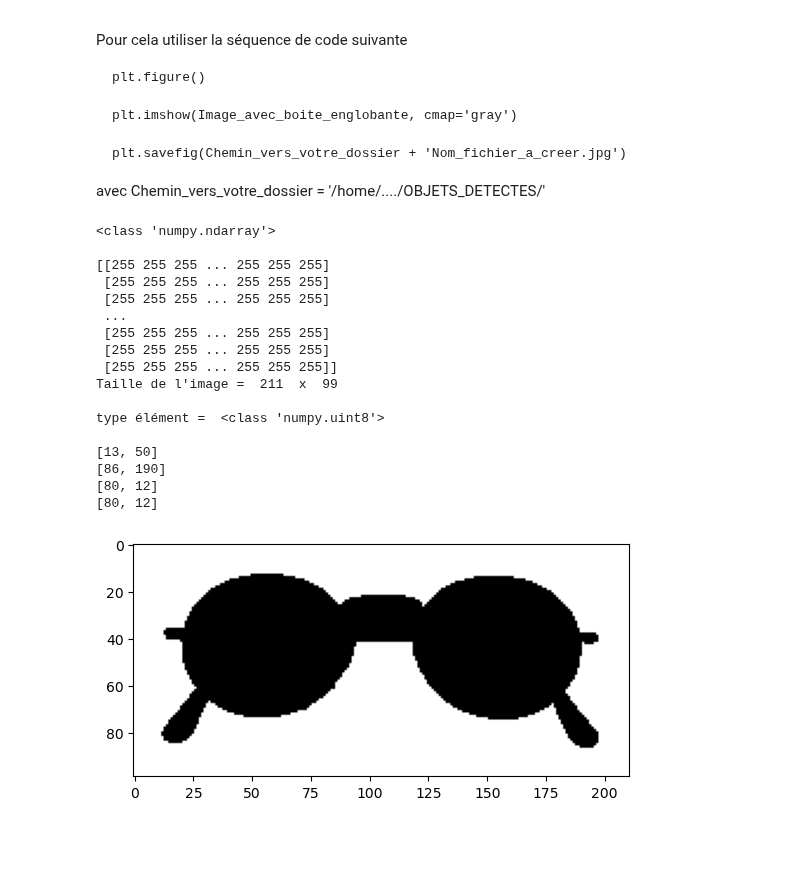
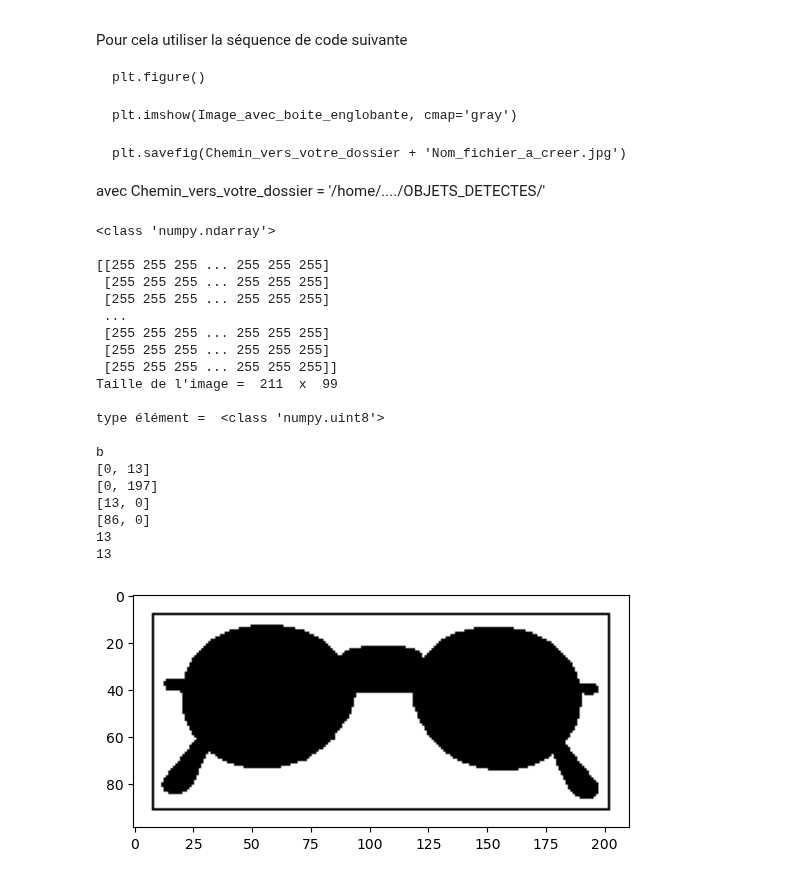
Before and after one commit to lefilou-axb/Annee2k26_Info, a Jupyter notebook: TP2_2026/ETUD_TP2_SUJETS/TP2_PYTHON_2025_ETUD.ipynb, the cells around one changed output. Saved outputs shown, nothing was run; the diff lists cells and outputs as text; code cells hidden in the pictures; blank space fills up the shorter version.

```diff
--- a/TP2_2026/ETUD_TP2_SUJETS/TP2_PYTHON_2025_ETUD.ipynb
+++ b/TP2_2026/ETUD_TP2_SUJETS/TP2_PYTHON_2025_ETUD.ipynb
@@ -324,16 +324,6 @@ import numpy as np                        # pour la gestion des tableaux de type
 import matplotlib as mpl                  # pour travailler avec tout type de figures
 import matplotlib.pyplot as plt           # pour tracer des figures
 
-#Initialisation
-haut_boite = []
-bas_boite = []
-gauche_boite = []
-droite_boite = []
-
-hauteur_trouve = False
-bas_trouve = False
-gauche_trouve = False
-droite_trouve = False
 
 # mémorisation du chemin vers le dossier contenant les données à traiter
 PATH = '/home/hgl3968a/Annee3_2/Informatique/TP2_2026/ETUD_TP2_SUJETS'
@@ -358,65 +348,77 @@ print('Taille de l\'image = ', hauteur, ' x ', largeur, '\n')
 # type du tableau et des éléments du tableau
 print('type élément = ', type(image_chgmt[0][0]), '\n')
 
+#Initialisation à 0
+haut_boite = [0,hauteur]
+bas_boite = [0,0]
+gauche_boite = [largeur,0]
+droite_boite = [0,0]
+
 #On fait la hauteur
 for i in range(largeur) :
     for j in range(hauteur):
         if image_chgmt[i][j] == 0 :
-            if i < haut
-            haut_boite.extend([i,j])
-            hauteur_trouve = True
+            if i > droite_boite[0] :
+                droite_boite[0] = i
+                #print("a")
+            elif i < gauche_boite[0] :
+                gauche_boite[0] = i
+                print("b")
+            elif j > bas_boite[1] :
+                bas_boite[1] = j
+                #print("c")
+            elif j < haut_boite[1] :
+                haut_boite[1] = j
+                #print("d")
 
-#On fait le bas
-for i in range(largeur-1, 0, -1) :
-    for j in range(hauteur):
-        if image_chgmt[i][j] == 0 and bas_trouve == False:
-            bas_boite.extend([i,j])
-            bas_trouve = True
-
-#On fait le cote gauche
-for j in range(hauteur) :
-    for i in range(largeur):
-        if image_chgmt[i][j] == 0 and gauche_trouve == False:
-            gauche_boite.extend([i,j])
-            gauche_trouve = True
-
-#On fait le droit
-for j in range(hauteur) :
-    for i in range(largeur):
-        if image_chgmt[i][j] == 0 and droite_trouve == False:
-            droite_boite.extend([i,j])
-            droite_trouve = True
 
 print(haut_boite)
 print(bas_boite)
 print(gauche_boite)
 print(droite_boite)
+
+i_trace = haut_boite[1]
+j_trace = gauche_boite[0]
+delta = 5
+print(i_trace)
+print(j_trace)
+for i_trace in range(i_trace - delta,bas_boite[1] + delta):
+    image_chgmt[gauche_boite[0] -delta, i_trace] = 0
+    image_chgmt[droite_boite[0] +delta, i_trace] = 0
+
+for j_trace in range(j_trace-delta,droite_boite[0]+delta+1):
+    image_chgmt[j_trace, haut_boite[1]-delta] = 0
+    image_chgmt[j_trace, bas_boite[1]+delta] = 0
+
 
 # Sauvergarde de la nouvelle image incluant la boite englobante
 PATH_SAUVEGARDE = '/home/hgl3968a/Annee3_2/Informatique/TP2_2026/ETUD_TP2_SUJETS/OBJETS_DETECTES/'
 plt.figure()
 plt.imshow(image_chgmt, cmap='gray',vmin=0, vmax=255)
 #plt.imshow(resultat_boite_englobante, cmap='gray')
 plt.savefig(PATH_SAUVEGARDE + 'image_56_englobe.jpg')
 # %% [output]
 <class 'numpy.ndarray'>
 
 [[255 255 255 ... 255 255 255]
  [255 255 255 ... 255 255 255]
  [255 255 255 ... 255 255 255]
  ...
  [255 255 255 ... 255 255 255]
  [255 255 255 ... 255 255 255]
  [255 255 255 ... 255 255 255]]
 Taille de l'image =  211  x  99
 
 type élément =  <class 'numpy.uint8'>
 
-[13, 50]
-[86, 190]
-[80, 12]
-[80, 12]
+b
+[0, 13]
+[0, 197]
+[13, 0]
+[86, 0]
+13
+13
-[figure, old version]
+[figure, new version]
 # %%
 # Vérifier la création de l'image
 !pwd; ls
```
Also changed, not shown: parts of 1 cell of this notebook, 1 other file.
